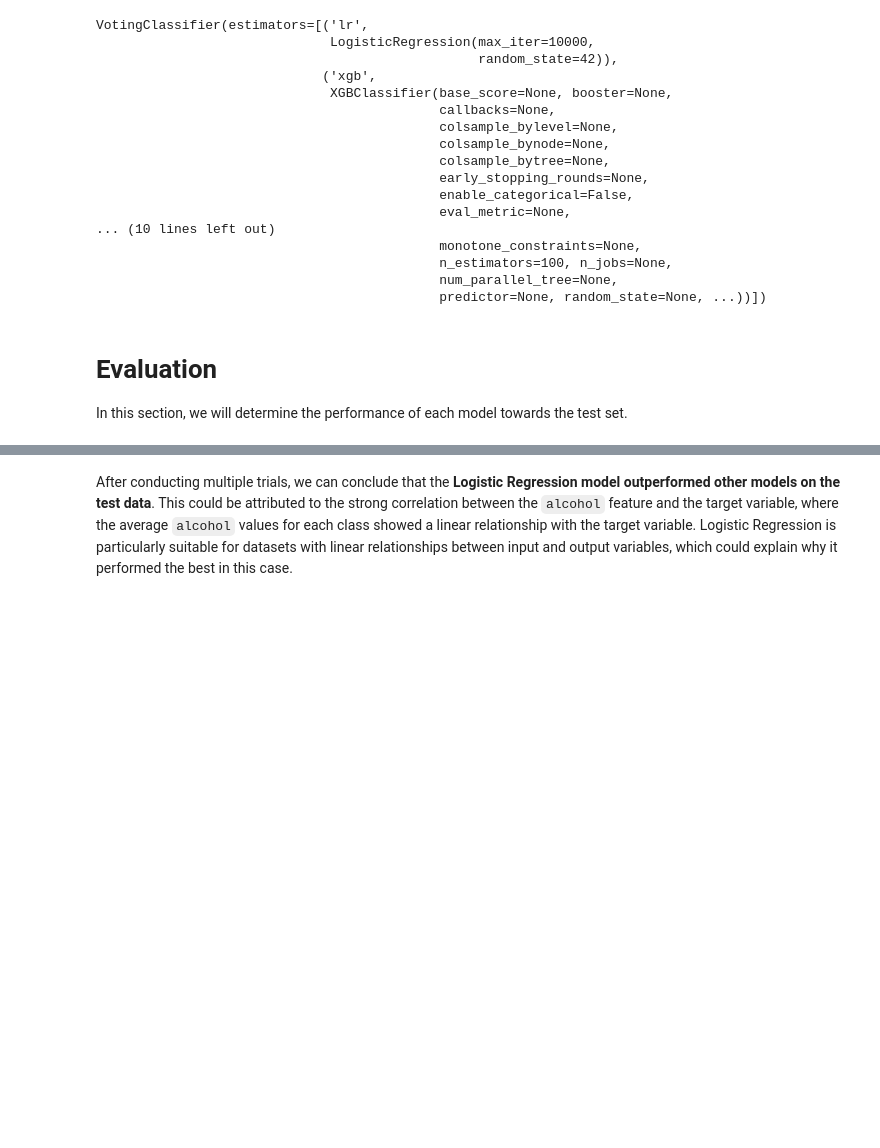
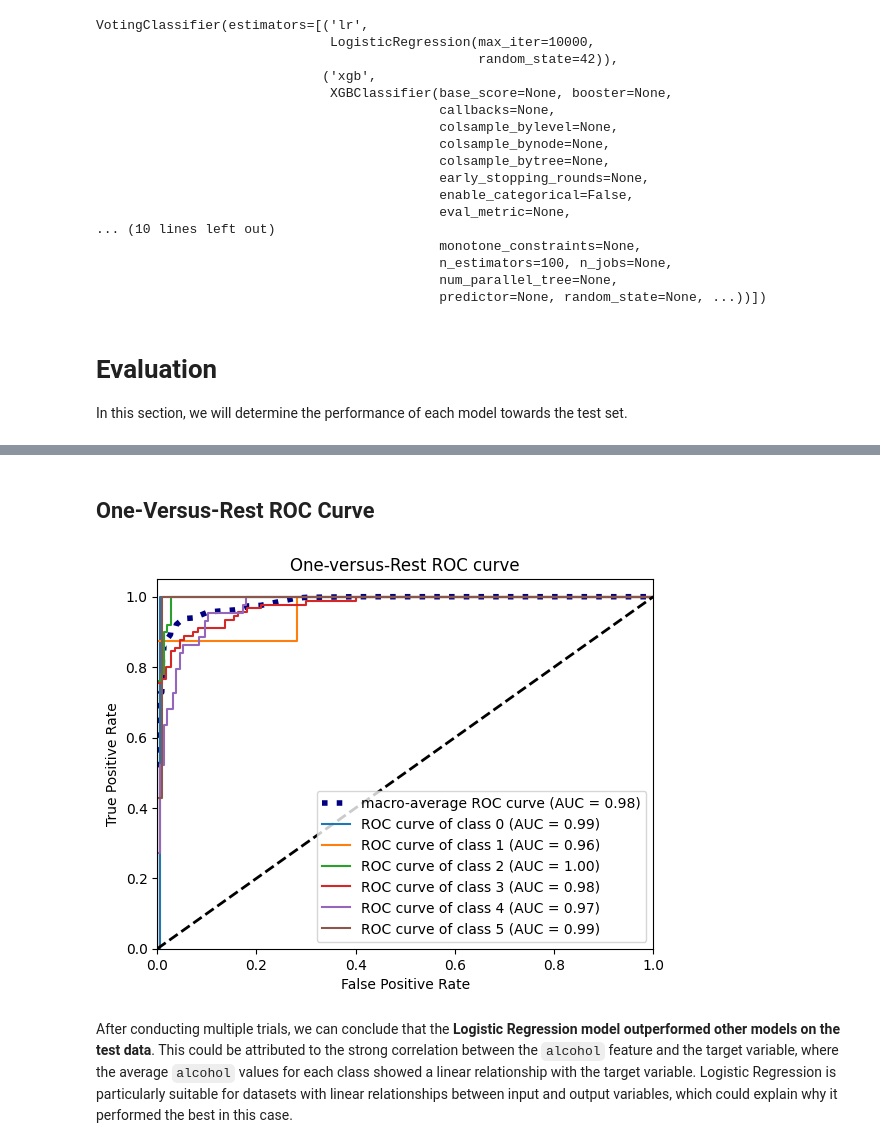
Before and after one commit to maikeljh/TubesProbstatGan, a Jupyter notebook: src/model.ipynb, the cells around one changed output, grey strips where cells are left out. Drawn from its saved outputs; the diff is of its cells as text; code cells hidden in the pictures; blank space fills up the shorter version.

Commit message:
Add ROC Curve for LogisticRegression

```diff
--- a/src/model.ipynb
+++ b/src/model.ipynb
@@ -344,0 +348,2 @@ weighted avg       0.87      0.87      0.87       200
+# %% [markdown]
+## One-Versus-Rest ROC Curve
@@ -345,2 +389,17 @@ weighted avg       0.87      0.87      0.87       200
+# %%
+# Predict probabilities for test set
+y_prob = lr.predict_proba(X_test)
+
+# Get true labels for test set
+n_samples = y_prob.shape[0]
+n_classes = lr.classes_.shape[0]
+y_true = np.zeros((n_samples, n_classes))
+for i in range(n_samples):
+    true_label = y_test[i]
+    y_true[i, true_label] = 1
+# %%
+plot_ovr_roc_curve(y_true, y_prob)
+# %% [output]
+[figure, added]
 # %% [markdown]
 After conducting multiple trials, we can conclude that the **Logistic Regression model outperformed other models on the test data**. This could be attributed to the strong correlation between the `alcohol` feature and the target variable, where the average `alcohol` values for each class showed a linear relationship with the target variable. Logistic Regression is particularly suitable for datasets with linear relationships between input and output variables, which could explain why it performed the best in this case.
```
Also changed, not shown: parts of 9 cells of this notebook.
